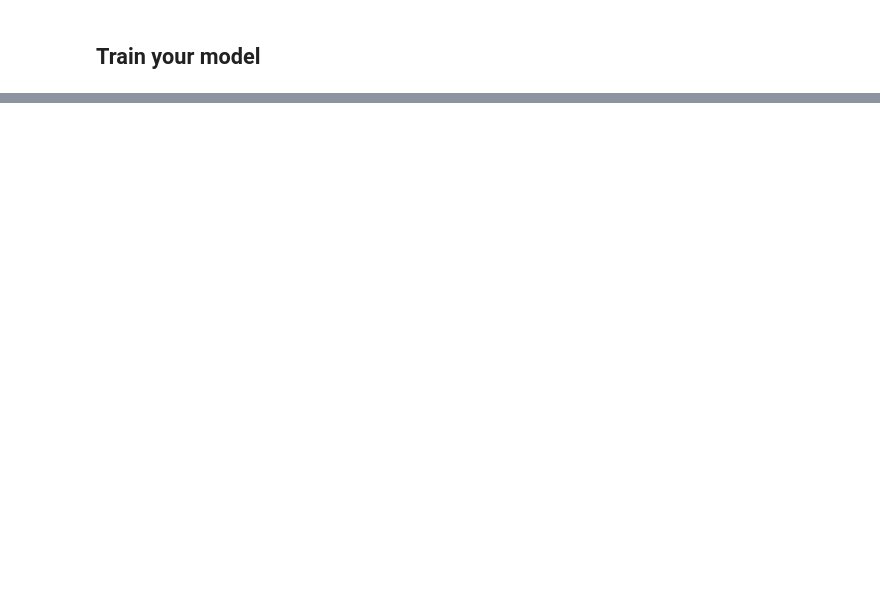
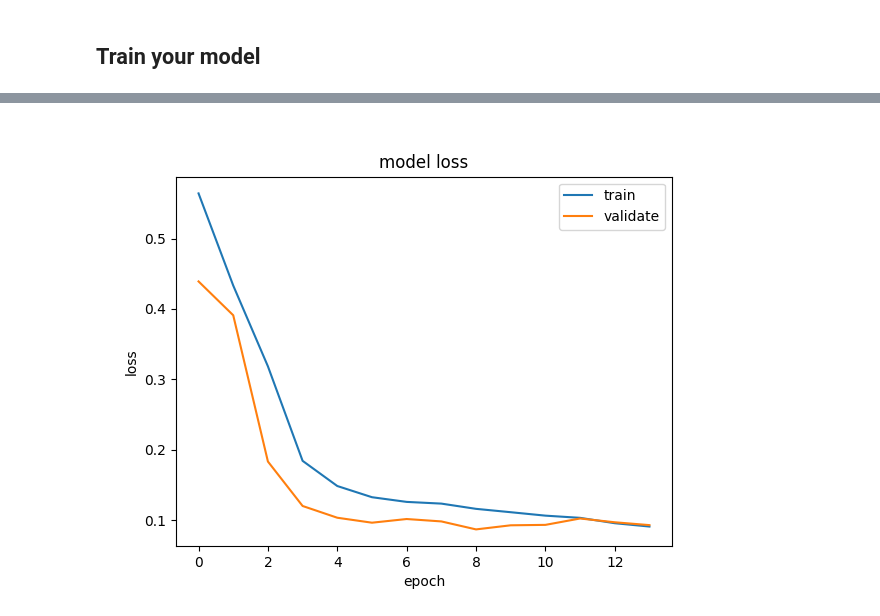
Before and after one commit to robocarstore/donkey-car-training-on-google-colab, a Jupyter notebook: Donkey_Car_Training_using_Google_Colab.ipynb, the cells around one changed output, grey strips where cells are left out. Saved outputs shown, nothing was run; the diff lists cells and outputs as text; code cells hidden in the pictures; blank space fills up the shorter version.

```diff
--- a/Donkey_Car_Training_using_Google_Colab.ipynb
+++ b/Donkey_Car_Training_using_Google_Colab.ipynb
@@ -87,3 +197,8 @@ This method is more convenient once you setup Donkey Car console. Multiple tub f
+# %%
+from IPython.display import Image
+Image('models/mypilot.h5_loss_acc_0.086745.png')
+# %% [output]
+[figure, added]
 # %% [markdown]
 ## Copy trained model back to Donkey Car (Pi)
 
```
Also changed, not shown: parts of 23 cells of this notebook.
